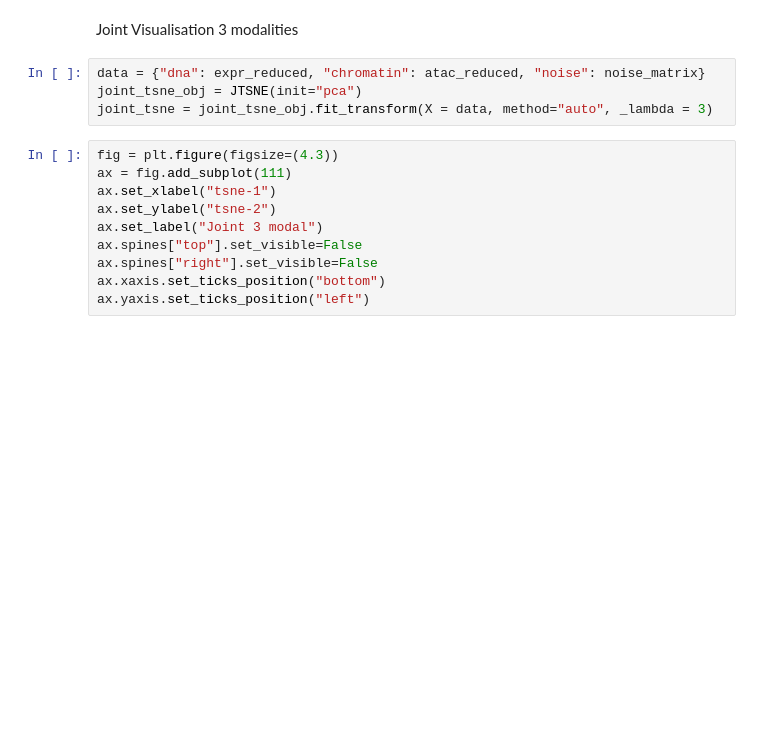
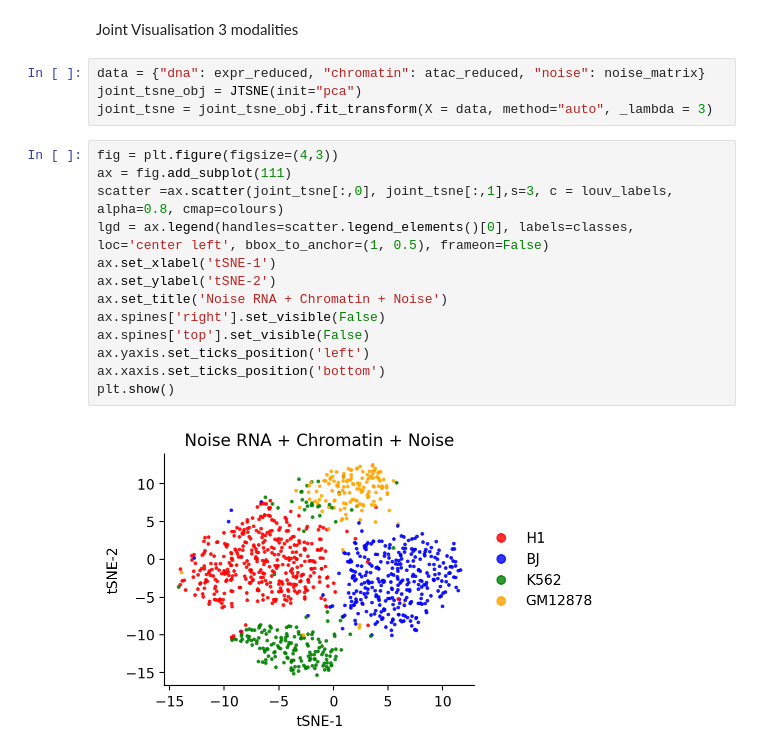
Before and after one commit to divijkhaitan/multimodal-clustering, a Jupyter notebook: clustering.ipynb, the cells around one changed output. Drawn from its saved outputs; the diff is of its cells as text; blank space fills up the shorter version.

```diff
--- a/clustering.ipynb
+++ b/clustering.ipynb
@@ -182,12 +191,17 @@ data = {"dna": expr_reduced, "chromatin": atac_reduced, "noise": noise_matrix}
 joint_tsne_obj = JTSNE(init="pca")
 joint_tsne = joint_tsne_obj.fit_transform(X = data, method="auto", _lambda = 3)
 # %%
-fig = plt.figure(figsize=(4.3))
+fig = plt.figure(figsize=(4,3))
 ax = fig.add_subplot(111)
-ax.set_xlabel("tsne-1")
-ax.set_ylabel("tsne-2")
-ax.set_label("Joint 3 modal")
-ax.spines["top"].set_visible=False
-ax.spines["right"].set_visible=False
-ax.xaxis.set_ticks_position("bottom")
-ax.yaxis.set_ticks_position("left")
+scatter =ax.scatter(joint_tsne[:,0], joint_tsne[:,1],s=3, c = louv_labels, alpha=0.8, cmap=colours)
+lgd = ax.legend(handles=scatter.legend_elements()[0], labels=classes, loc='center left', bbox_to_anchor=(1, 0.5), frameon=False)
+ax.set_xlabel('tSNE-1')
+ax.set_ylabel('tSNE-2')
+ax.set_title('Noise RNA + Chromatin + Noise')
+ax.spines['right'].set_visible(False)
+ax.spines['top'].set_visible(False)
+ax.yaxis.set_ticks_position('left')
+ax.xaxis.set_ticks_position('bottom')
+plt.show()
+# %% [output]
+[figure, added]
```
Also changed, not shown: parts of 8 cells of this notebook.
